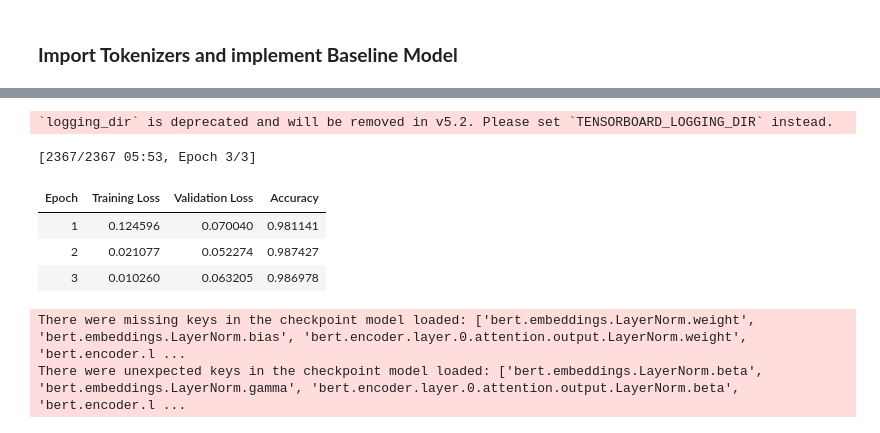
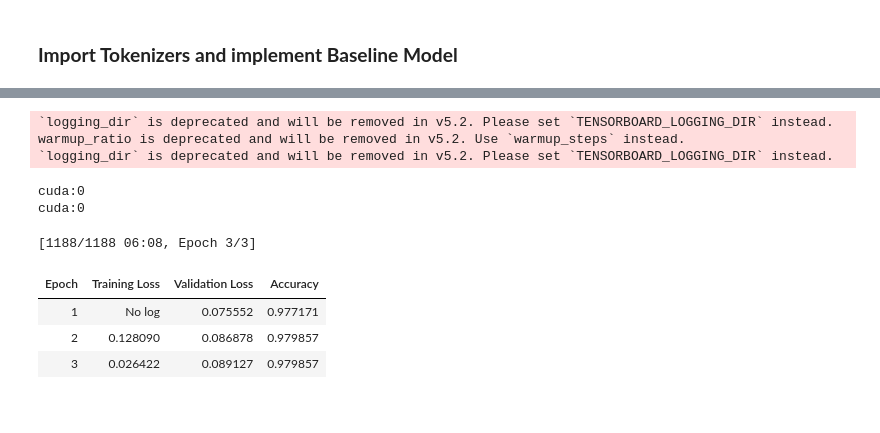
Before and after one commit to MarekHomiak000/Phishing-model, a Jupyter notebook: phishing-model.ipynb, the cells around one changed output, grey strips where cells are left out. Drawn from its saved outputs; the diff is of its cells as text; code cells hidden in the pictures.

Commit message:
CySecBert Training

```diff
--- a/phishing-model.ipynb
+++ b/phishing-model.ipynb
@@ -305,10 +313,14 @@ class EmailDataset(Dataset):
         item['labels'] = self.labels[idx]
         return item
 # %%
-#transform all data
-bert_train_dataset = EmailDataset(X_train, y_train, bert_tokenizer)
-bert_val_dataset   = EmailDataset(X_val, y_val, bert_tokenizer)
-bert_test_dataset  = EmailDataset(X_test, y_test, bert_tokenizer)
+# transform all data
+bert_train_dataset  = EmailDataset(X_train, y_train, bert_tokenizer)
+bert_val_dataset    = EmailDataset(X_val, y_val, bert_tokenizer)
+bert_test_dataset   = EmailDataset(X_test, y_test, bert_tokenizer)
+
+cysec_train_dataset = EmailDataset(X_train, y_train, cysec_tokenizer)
+cysec_val_dataset   = EmailDataset(X_val, y_val, cysec_tokenizer)
+cysec_test_dataset  = EmailDataset(X_test, y_test, cysec_tokenizer)
 # %%
 print(bert_train_dataset[0])
 # %% [output]
@@ -368,11 +380,16 @@ def evaluate_model(trainer, dataset, model_name):
 
     return results
 # %%
-#model
+# models
 bert_model = AutoModelForSequenceClassification.from_pretrained(
     'bert-base-uncased',
     num_labels=2
 )
+
+cysec_model = AutoModelForSequenceClassification.from_pretrained(
+    'markusbayer/CySecBERT',
+    num_labels=2
+)
 # %% [output]
 BertForSequenceClassification LOAD REPORT from: bert-base-uncased
 Key                                        | Status     |
@@ -393,34 +427,67 @@ Notes:
 # %%
-#training arguments
+# Use the GPU to train the models when available
+device = torch.device('cuda' if torch.cuda.is_available() else 'cpu')
+
+bert_model = bert_model.to(device)
+cysec_model = cysec_model.to(device)
+
+# training arguments
 bert_args = TrainingArguments(
-    output_dir='./results_bert',
+    output_dir='./results/bert',
     num_train_epochs=3,
-    per_device_train_batch_size=16,
-    per_device_eval_batch_size=16,
-    learning_rate=2e-5,
+    per_device_train_batch_size=32,
+    per_device_eval_batch_size=32,
+    learning_rate=1e-5,
     eval_strategy='epoch',
     save_strategy='epoch',
     load_best_model_at_end=True,
-    logging_dir='./logs_bert',
+    logging_dir='./logs/bert',
+    fp16=True
 )
 
-#trainer
+cysec_args = TrainingArguments(
+    output_dir='./results/cysec',
+    num_train_epochs=3,
+    per_device_train_batch_size=32,
+    per_device_eval_batch_size=32,
+    learning_rate=1e-5,
+    warmup_ratio=0.1,
+    eval_strategy='epoch',
+    save_strategy='epoch',
+    load_best_model_at_end=True,
+    logging_dir='./logs/cysec',
+    fp16=True
+)
+
+# trainers
 bert_trainer = Trainer(
     model=bert_model,
     args=bert_args,
     train_dataset=bert_train_dataset,
     eval_dataset=bert_val_dataset,
     compute_metrics=compute_metrics,
 )
 
-#training
+cysec_trainer = Trainer(
+    model=cysec_model,
+    args=cysec_args,
+    train_dataset=cysec_train_dataset,
+    eval_dataset=cysec_val_dataset,
+    compute_metrics=compute_metrics
+)
+
+# training
 bert_trainer.train()
+
+cysec_trainer.train()
 # %% [output]
 `logging_dir` is deprecated and will be removed in v5.2. Please set `TENSORBOARD_LOGGING_DIR` instead.
+warmup_ratio is deprecated and will be removed in v5.2. Use `warmup_steps` instead.
+`logging_dir` is deprecated and will be removed in v5.2. Please set `TENSORBOARD_LOGGING_DIR` instead.
-[2367/2367 05:53, Epoch 3/3]
+cuda:0
+cuda:0
+[1188/1188 06:08, Epoch 3/3]
 | Epoch | Training Loss | Validation Loss | Accuracy |
-| 1 | 0.124596 | 0.070040 | 0.981141 |
-| 2 | 0.021077 | 0.052274 | 0.987427 |
-| 3 | 0.010260 | 0.063205 | 0.986978 |
+| 1 | No log | 0.075552 | 0.977171 |
+| 2 | 0.128090 | 0.086878 | 0.979857 |
+| 3 | 0.026422 | 0.089127 | 0.979857 |
-There were missing keys in the checkpoint model loaded: ['bert.embeddings.LayerNorm.weight', 'bert.embeddings.LayerNorm.bias', 'bert.encoder.layer.0.attention.output.LayerNorm.weight', 'bert.encoder.l ...
-There were unexpected keys in the checkpoint model loaded: ['bert.embeddings.LayerNorm.beta', 'bert.embeddings.LayerNorm.gamma', 'bert.encoder.layer.0.attention.output.LayerNorm.beta', 'bert.encoder.l ...
```
Also changed, not shown: parts of 21 cells of this notebook.
